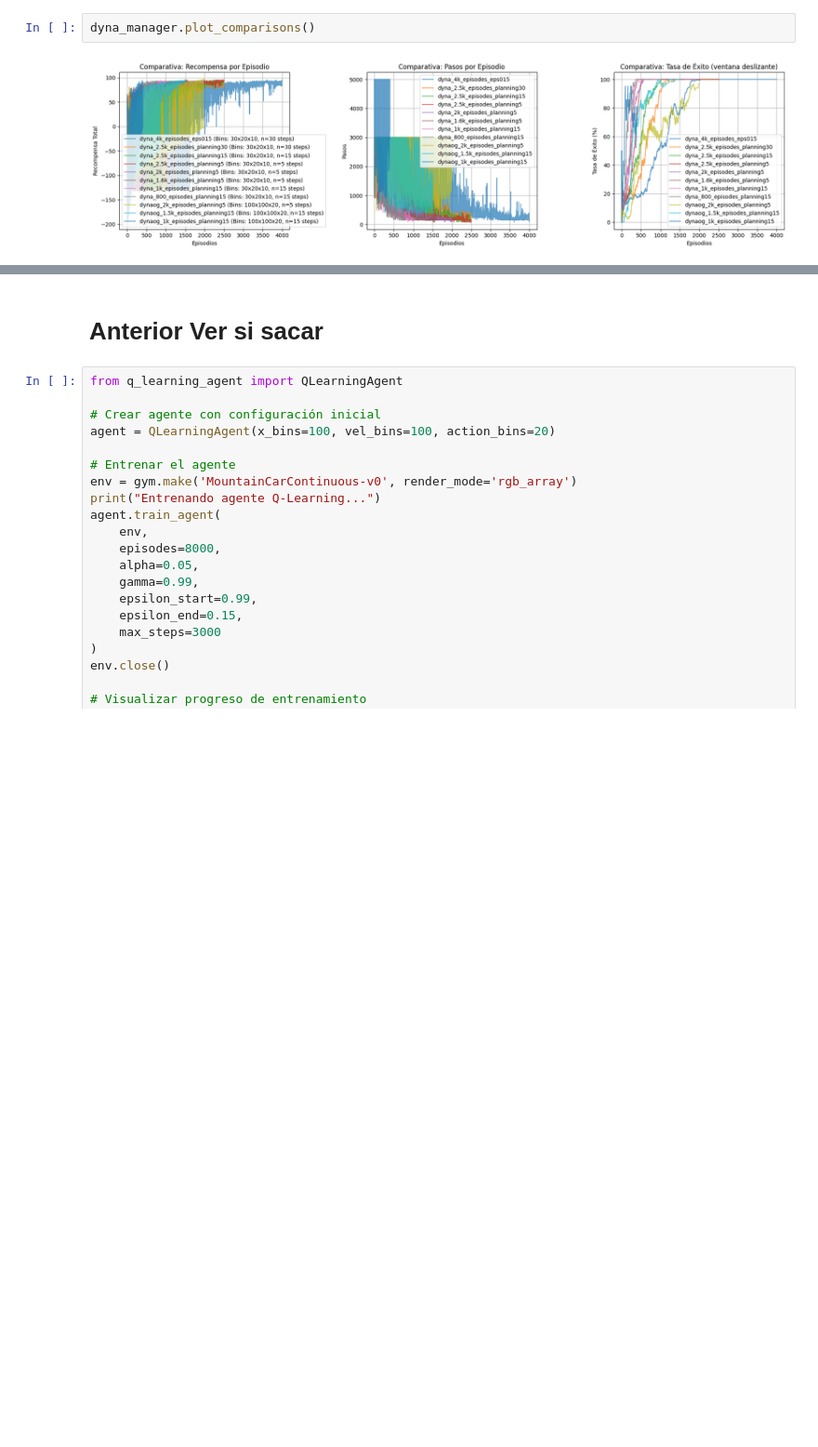
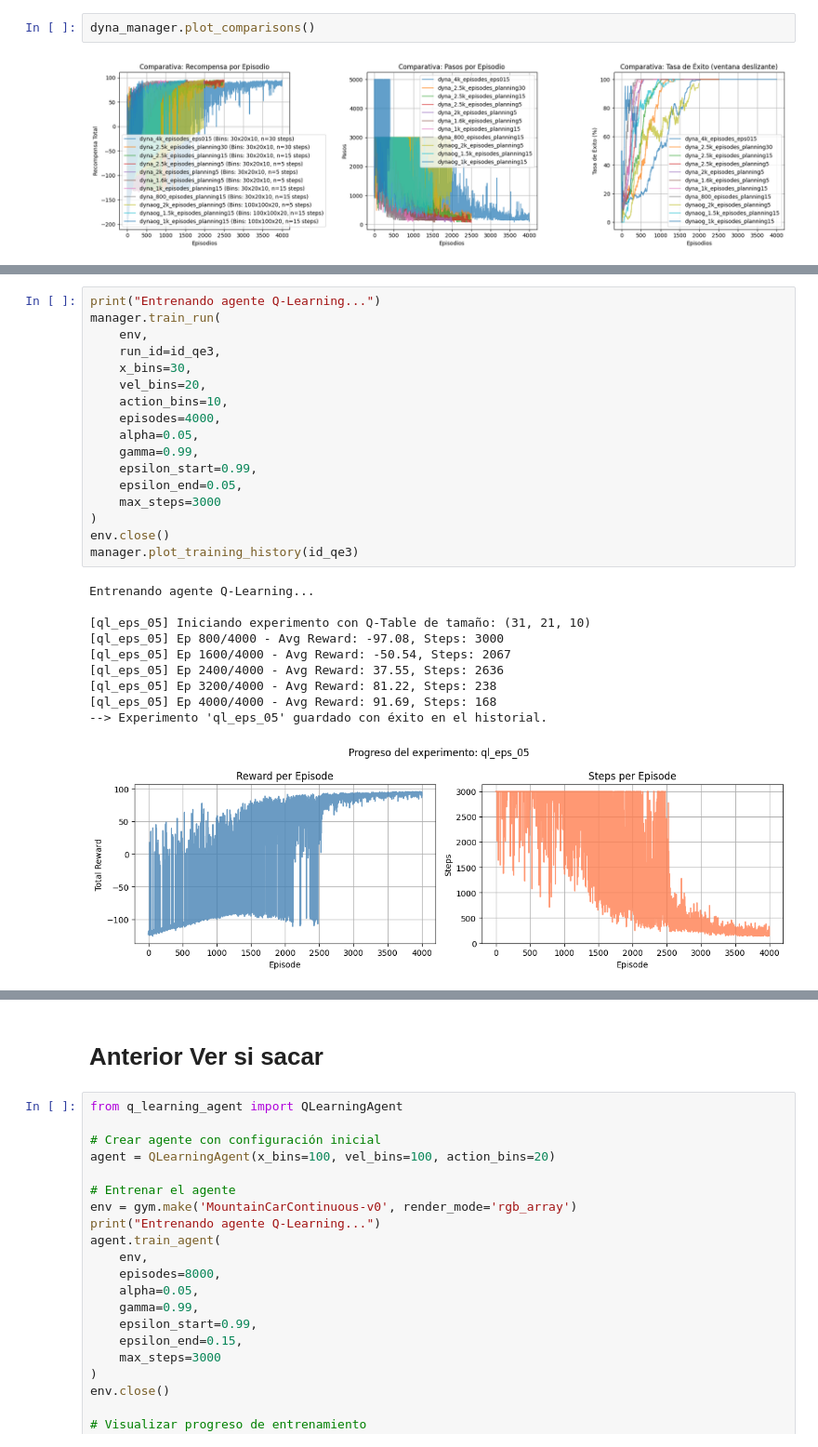
Before and after one commit to Martinabz/Obligatorio-IA-Abzaradel-Olaso-282958-281981-, a Jupyter notebook: Obligatorio Marzo 2026/MountainCarContinuous/continuous_mountain_car.ipynb, the cells around one changed output, grey strips where cells are left out. Shown at 93% size. Drawn from its saved outputs; the diff is of its cells as text; blank space fills up the shorter version.

```diff
--- a/Obligatorio Marzo 2026/MountainCarContinuous/continuous_mountain_car.ipynb
+++ b/Obligatorio Marzo 2026/MountainCarContinuous/continuous_mountain_car.ipynb
@@ -757,0 +832,28 @@ dyna_manager.plot_comparisons()
+# %%
+print("Entrenando agente Q-Learning...")
+manager.train_run(
+    env,
+    run_id=id_qe3,
+    x_bins=30,
+    vel_bins=20,
+    action_bins=10,
+    episodes=4000,
+    alpha=0.05,
+    gamma=0.99,
+    epsilon_start=0.99,
+    epsilon_end=0.05,
+    max_steps=3000
+)
+env.close()
+manager.plot_training_history(id_qe3)
+# %% [output]
+Entrenando agente Q-Learning...
+
+[ql_eps_05] Iniciando experimento con Q-Table de tamaño: (31, 21, 10)
+[ql_eps_05] Ep 800/4000 - Avg Reward: -97.08, Steps: 3000
+[ql_eps_05] Ep 1600/4000 - Avg Reward: -50.54, Steps: 2067
+[ql_eps_05] Ep 2400/4000 - Avg Reward: 37.55, Steps: 2636
+[ql_eps_05] Ep 3200/4000 - Avg Reward: 81.22, Steps: 238
+[ql_eps_05] Ep 4000/4000 - Avg Reward: 91.69, Steps: 168
+--> Experimento 'ql_eps_05' guardado con éxito en el historial.
+[figure, added]
```
Also changed, not shown: parts of 52 cells of this notebook, 1 other file.
